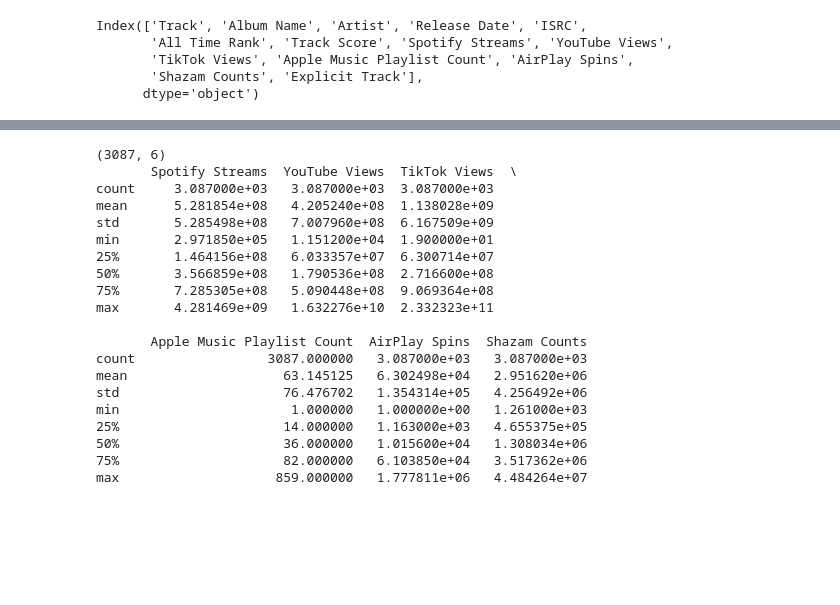
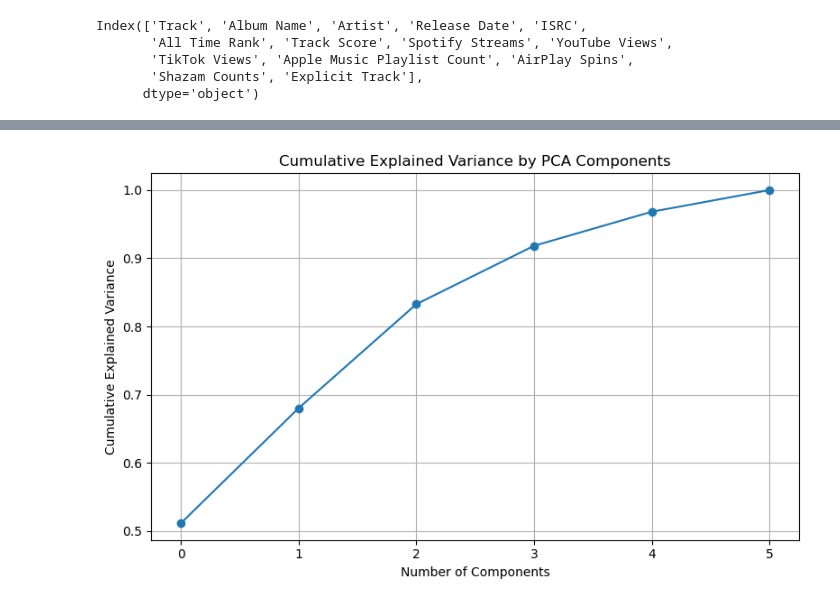
Before and after one commit to AdenAthar/trendify, a Jupyter notebook: Trendify.ipynb, the cells around one changed output, grey strips where cells are left out. Cells and saved outputs as stored; diff of their text form; code cells hidden in the pictures; blank space fills up the shorter version.

```diff
--- a/Trendify.ipynb
+++ b/Trendify.ipynb
@@ -241,27 +207,11 @@ max                    859.000000   1.777811e+06   4.484264e+07
 # %%
-# Step 4: Drop rows with NaNs in the other columns
-pca_data = pca_data.dropna()
-
-print(pca_data.shape)
-print(pca_data.describe())
+plt.figure(figsize=(8, 5))
+plt.plot(np.cumsum(pca.explained_variance_ratio_), marker='o')
+plt.title('Cumulative Explained Variance by PCA Components')
+plt.xlabel('Number of Components')
+plt.ylabel('Cumulative Explained Variance')
+plt.grid(True)
+plt.tight_layout()
+plt.show()
 # %% [output]
-(3087, 6)
-       Spotify Streams  YouTube Views  TikTok Views  \
-count     3.087000e+03   3.087000e+03  3.087000e+03
-mean      5.281854e+08   4.205240e+08  1.138028e+09
-std       5.285498e+08   7.007960e+08  6.167509e+09
-min       2.971850e+05   1.151200e+04  1.900000e+01
-25%       1.464156e+08   6.033357e+07  6.300714e+07
-50%       3.566859e+08   1.790536e+08  2.716600e+08
-75%       7.285305e+08   5.090448e+08  9.069364e+08
-max       4.281469e+09   1.632276e+10  2.332323e+11
-
-       Apple Music Playlist Count  AirPlay Spins  Shazam Counts
-count                 3087.000000   3.087000e+03   3.087000e+03
-mean                    63.145125   6.302498e+04   2.951620e+06
-std                     76.476702   1.354314e+05   4.256492e+06
-min                      1.000000   1.000000e+00   1.261000e+03
-25%                     14.000000   1.163000e+03   4.655375e+05
-50%                     36.000000   1.015600e+04   1.308034e+06
-75%                     82.000000   6.103850e+04   3.517362e+06
-max                    859.000000   1.777811e+06   4.484264e+07
+[figure, added]
```
Also changed, not shown: parts of 15 cells of this notebook, 3 other files.
